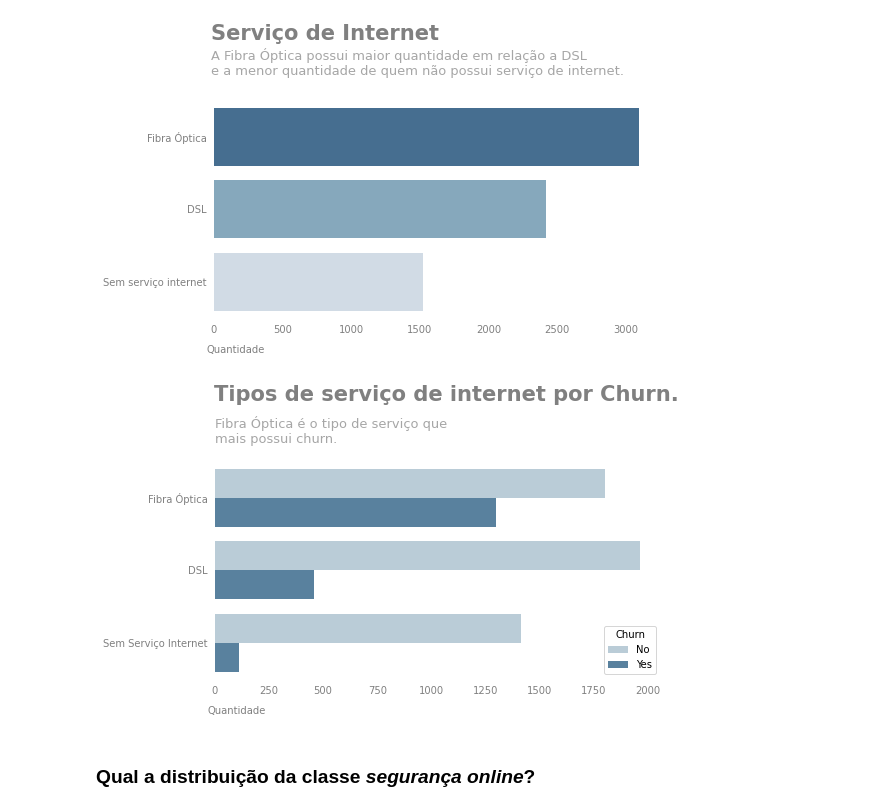
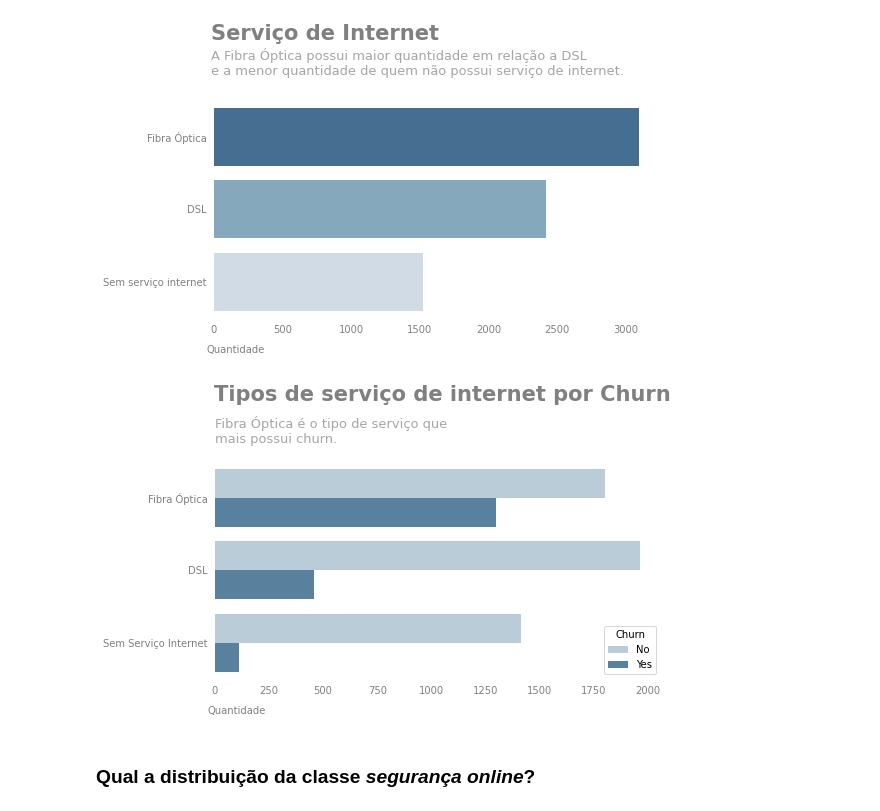
Before and after one commit to FelipeErmeson/churn-prediction-telecommunications, a Jupyter notebook: Analise_de_Dados_Customer_Churn_Prediction.ipynb, the cells around one changed output. Drawn from its saved outputs; the diff is of its cells as text; code cells hidden in the pictures.

```diff
--- a/Analise_de_Dados_Customer_Churn_Prediction.ipynb
+++ b/Analise_de_Dados_Customer_Churn_Prediction.ipynb
@@ -595,20 +586,21 @@ plt.show()
 [figure]
 # %%
 fig, ax = plt.subplots(figsize=(8,4))
+fig.patch.set_facecolor(BRANCO)
 sns.countplot(y='InternetService', data=df, saturation=0.5, palette='Blues', hue='Churn', ax=ax, order=df.InternetService.value_counts().index)
-ax.set_title('Tipos de serviço de internet por Churn.', color='#808080', x=0.52, y=1.25, size=21, fontweight='semibold')
-ax.text(0, -0.75,'Fibra Óptica é o tipo de serviço que\nmais possui churn.', fontsize=13, color="#A6A6A6")
+ax.set_title('Tipos de serviço de internet por Churn', color=CINZA_ESCURO, x=0.51, y=1.25, size=21, fontweight='semibold')
+ax.text(0, -0.75,'Fibra Óptica é o tipo de serviço que\nmais possui churn.', fontsize=13, color=CINZA_CLARO)
 ax.spines['top'].set_visible(False)
 ax.spines['right'].set_visible(False)
 ax.spines['left'].set_visible(False)
 ax.spines['bottom'].set_visible(False)
-ax.tick_params(colors="#808080", bottom=False, left=False)
+ax.tick_params(colors=CINZA_ESCURO, bottom=False, left=False)
 ax.set_yticklabels(['Fibra Óptica', 'DSL', 'Sem Serviço Internet'])
-ax.set_ylabel(ylabel='Serviço de Internet', visible=False, y=0.86, labelpad=10, color="#808080")
-ax.set_xlabel(xlabel='Quantidade', x=0.05, labelpad=10, color='#808080')
+ax.set_ylabel(ylabel='Serviço de Internet', visible=False, y=0.86, labelpad=10, color=CINZA_ESCURO)
+ax.set_xlabel(xlabel='Quantidade', x=0.05, labelpad=10, color=CINZA_ESCURO)
 plt.show()
 # %% [output]
-[figure, old version]
+[figure, new version]
 # %% [markdown]
 ### **Qual a distribuição da classe *segurança online*?**
 # %%
```
Also changed, not shown: parts of 37 cells of this notebook.
